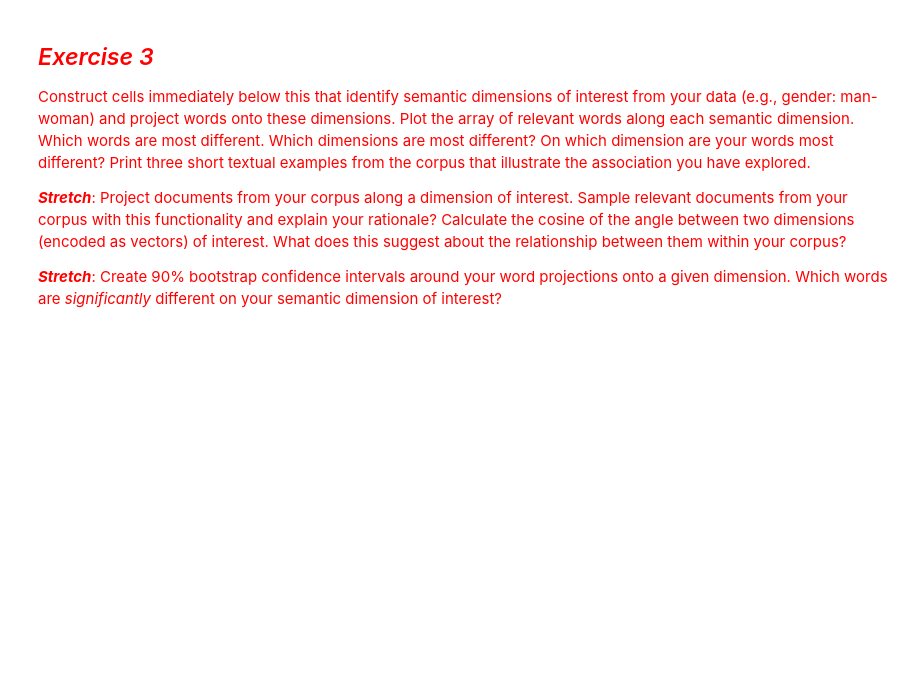
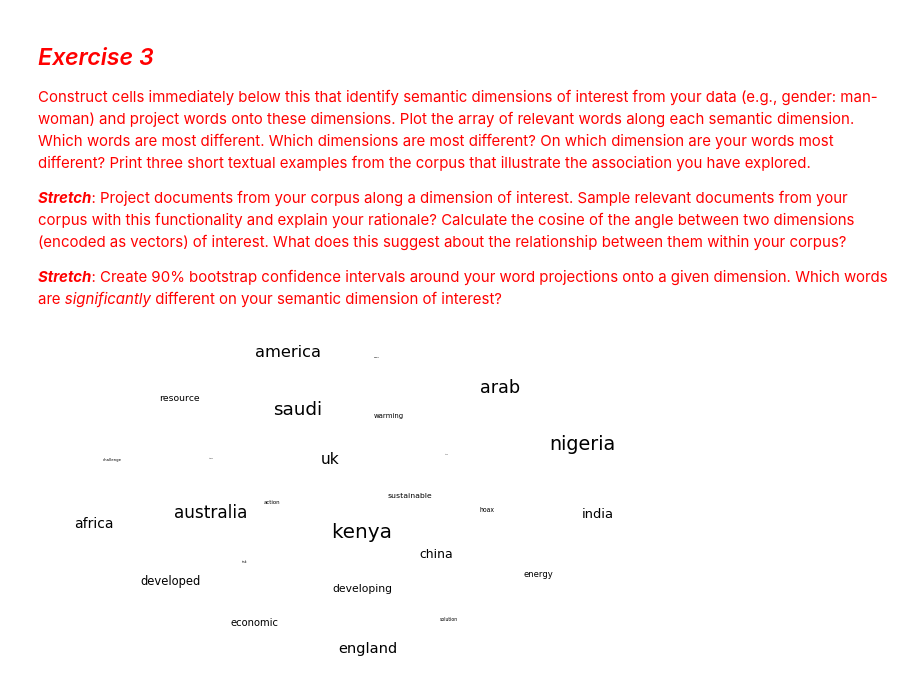
Before and after one commit to sunnyjooey/content-analysis-2018, a Jupyter notebook: 4-Word-Embedding/4-Word-Embedding.ipynb, the cells around one changed output. Drawn from its saved outputs; the diff is of its cells as text; code cells hidden in the pictures; blank space fills up the shorter version.

```diff
--- a/4-Word-Embedding/4-Word-Embedding.ipynb
+++ b/4-Word-Embedding/4-Word-Embedding.ipynb
@@ -1334,3 +1334,31 @@ plt.show()
 <span style="color:red">***Stretch***: Project documents from your corpus along a dimension of interest. Sample relevant documents from your corpus with this functionality and explain your rationale? Calculate the cosine of the angle between two dimensions (encoded as vectors) of interest. What does this suggest about the relationship between them within your corpus?
 
 <span style="color:red">***Stretch***: Create 90% bootstrap confidence intervals around your word projections onto a given dimension. Which words are *significantly* different on your semantic dimension of interest?
+# %%
+#words to create dimensions
+news_target_words = ['kenya', 'nigeria', 'saudi', 'arab', 'australia', 'america', 'uk', 'england','africa', 'india', 'china']
+news_target_words += ['developed', 'developing', 'economic', 'resource', 'energy', 'sustainable']
+news_target_words += ['warming', 'hoax', 'action', 'solution', 'challenge', 'risk', 'hope', 'trump', 'theresa']
+
+wordsSubMatrix = []
+for word in news_target_words:
+    wordsSubMatrix.append(news_w2v[word])
+wordsSubMatrix = np.array(wordsSubMatrix)
+wordsSubMatrix
+
+news_pca_words = sklearn.decomposition.PCA(n_components = 50).fit(wordsSubMatrix)
+news_reduced_pca = news_pca_words.transform(wordsSubMatrix)
+#T-SNE is theoretically better, but you should experiment
+news_tsne_words = sklearn.manifold.TSNE(n_components = 2).fit_transform(news_reduced_pca)
+
+fig = plt.figure(figsize = (10,6))
+ax = fig.add_subplot(111)
+ax.set_frame_on(False)
+plt.scatter(news_tsne_words[:, 0], news_tsne_words[:, 1], alpha = 0) #Making the points invisible
+for i, word in enumerate(news_target_words):
+    ax.annotate(word, (news_tsne_words[:, 0][i],news_tsne_words[:, 1][i]), size =  20 * (len(news_target_words) - i) / len(news_target_words))
+plt.xticks(())
+plt.yticks(())
+plt.show()
+# %% [output]
+[figure, added]
```
Also changed, not shown: parts of 2 cells of this notebook.
